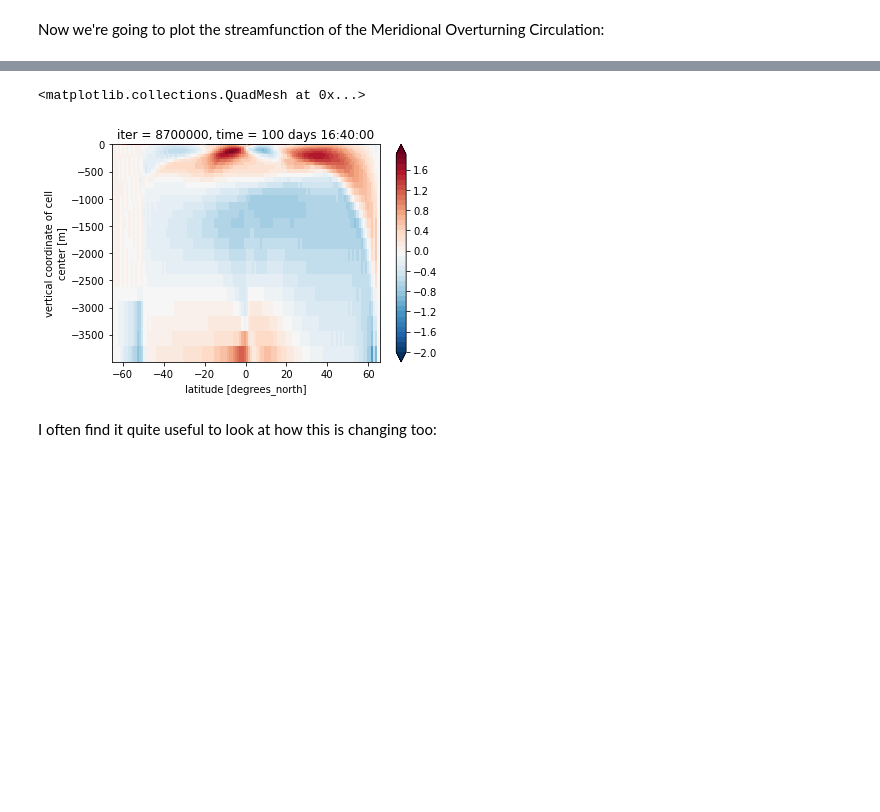
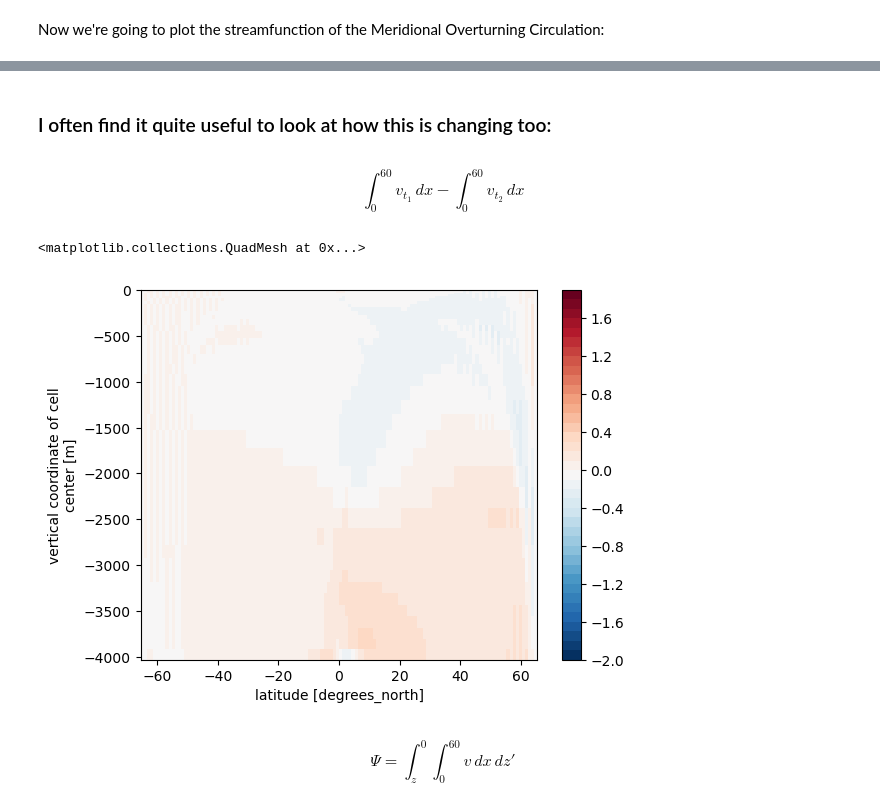
Before and after one commit to loganpknudsen/deep_ekman, a Jupyter notebook: open_output.ipynb, the cells around one changed output, grey strips where cells are left out. Saved outputs shown, nothing was run; the diff lists cells and outputs as text; code cells hidden in the pictures; blank space fills up the shorter version.

```diff
--- a/open_output.ipynb
+++ b/open_output.ipynb
@@ -10,5 +12,5 @@ To open the output, point this to the location where the output is located, and
 # %%
-ds = xmitgcm.open_mdsdataset('/scratch/user/spencerjones/deep_ekman/run/',prefix=['dyn'])
+ds = xmitgcm.open_mdsdataset('/home/jupyter-loganpknudsen/run_hr/',prefix=['dyn'])
 ds
 # %% [output]
 <xarray.Dataset>
@@ -68,8 +173,13 @@ Now we're going to plot the streamfunction of the Meridional Overturning Circula
+# %% [markdown]
+### I often find it quite useful to look at how this is changing too:
+# %% [markdown]
+$$ \int_{0}^{60}v_{t_1}\, dx -\int_{0}^{60}v_{t_2}\, dx$$
 # %%
-((ds.VVEL*ds.dxG*ds.drF).isel(time=-1).sum('XC')/10**6).plot(levels=np.arange(-2,2,0.1))
+x = ((ds.VVEL*ds.dxG*ds.drF).isel(time=-1).sum('XC')/10**6-(ds.VVEL*ds.dxG*ds.drF).isel(time=-30).sum('XC')/10**6)
+x.plot(levels=np.arange(-2,2,0.1))
 # %% [output]
 <matplotlib.collections.QuadMesh at 0x...>
-[figure, old version]
+[figure, new version]
-# %% [markdown]
-I often find it quite useful to look at how this is changing too:
+# %% [markdown]
+$$ \Psi =\int_{z}^0\int_{0}^{60}v\, dx\,dz' $$
 # %%
```
Also changed, not shown: parts of 38 cells of this notebook, 1 other file.
